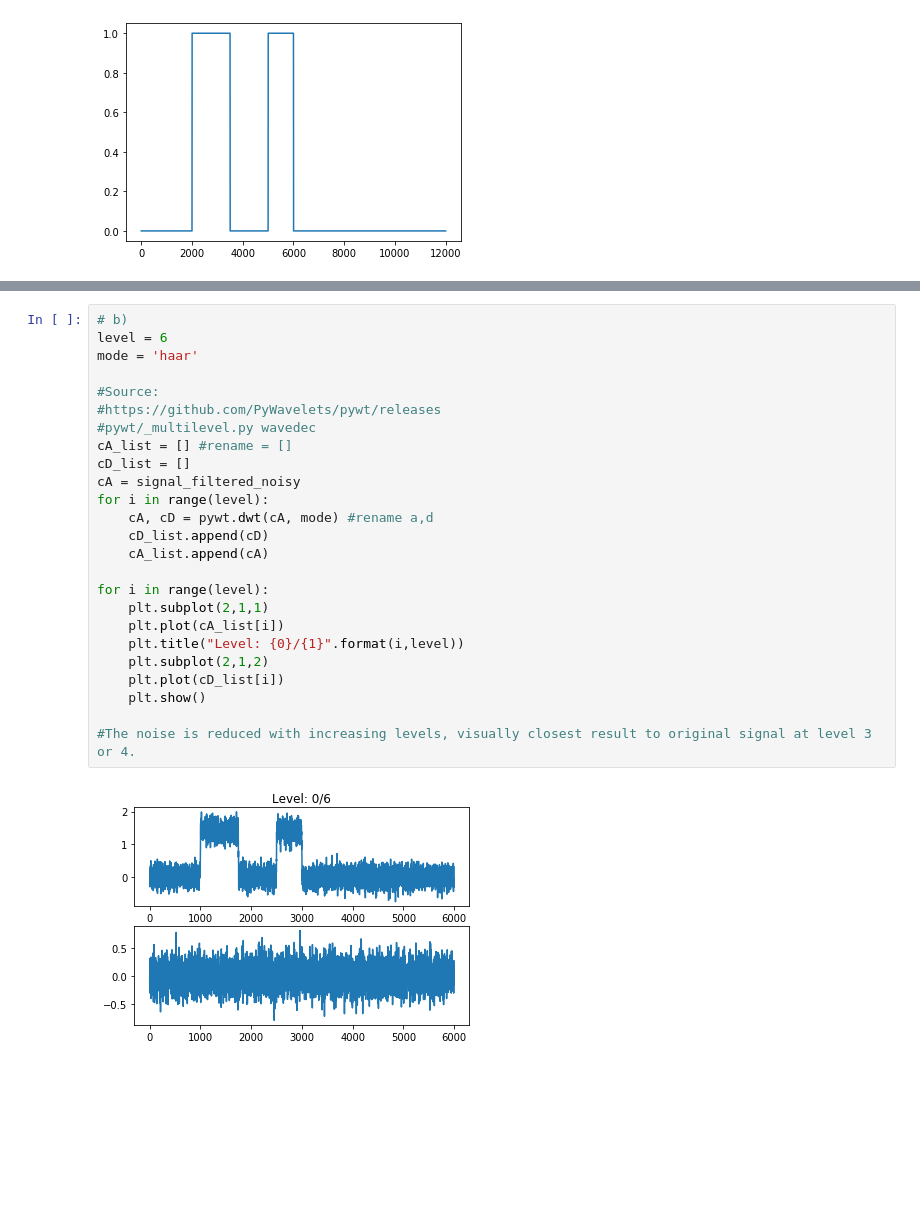
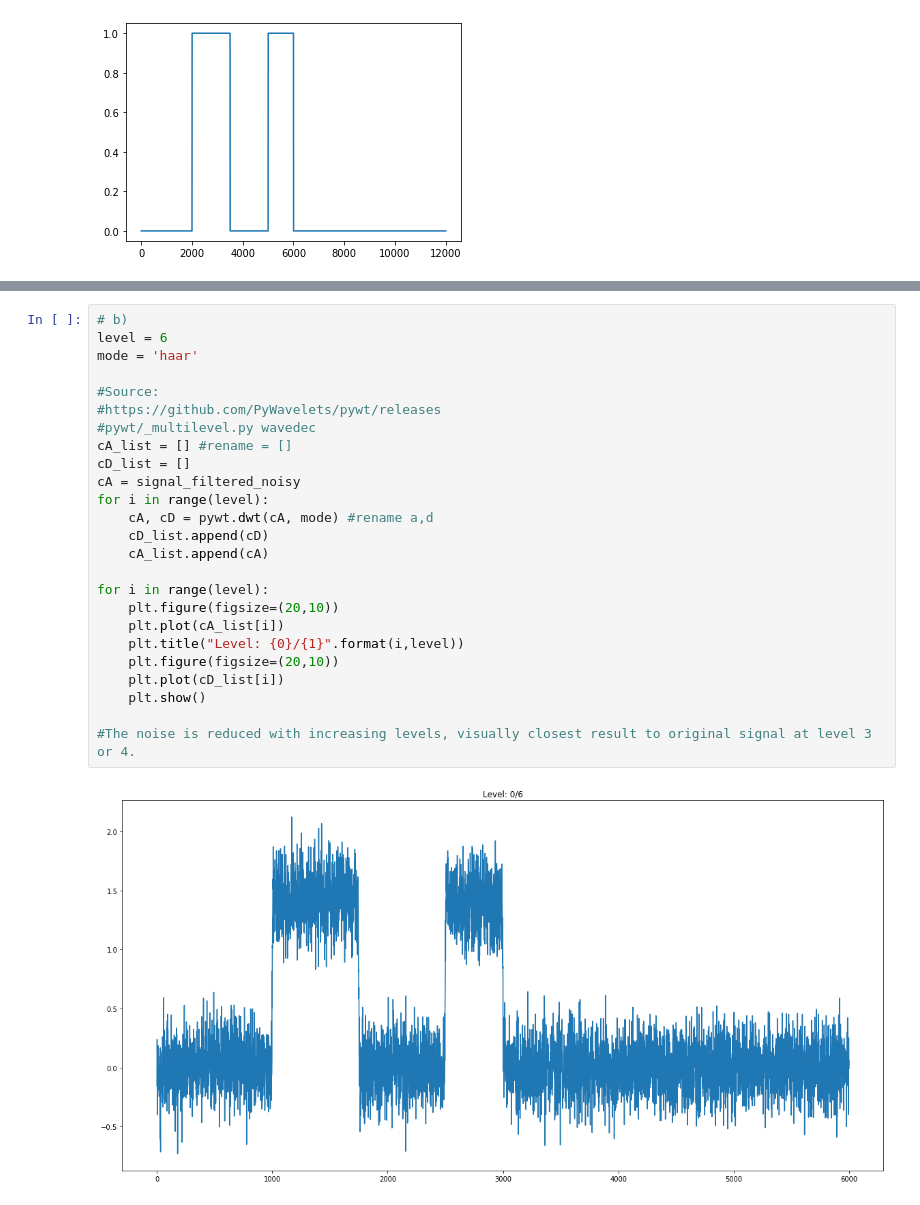
Before and after one commit to lorenz0890/sip_final, a Jupyter notebook: sip_final.ipynb, the cells around one changed output, grey strips where cells are left out. Drawn from its saved outputs; the diff is of its cells as text; blank space fills up the shorter version.

```diff
--- a/sip_final.ipynb
+++ b/sip_final.ipynb
@@ -81,27 +83,27 @@ plt.plot(signal_filtered_noisy)
 # %%
 # b)
 level = 6
 mode = 'haar'
 
 #Source:
 #https://github.com/PyWavelets/pywt/releases
 #pywt/_multilevel.py wavedec
 cA_list = [] #rename = []
 cD_list = []
 cA = signal_filtered_noisy
 for i in range(level):
     cA, cD = pywt.dwt(cA, mode) #rename a,d
     cD_list.append(cD)
     cA_list.append(cA)
 
 for i in range(level):
-    plt.subplot(2,1,1)
+    plt.figure(figsize=(20,10))
     plt.plot(cA_list[i])
     plt.title("Level: {0}/{1}".format(i,level))
-    plt.subplot(2,1,2)
+    plt.figure(figsize=(20,10))
     plt.plot(cD_list[i])
     plt.show()
 
 #The noise is reduced with increasing levels, visually closest result to original signal at level 3 or 4.
 # %% [output]
-[figure, old version]
+[figure, new version]
```
Also changed, not shown: parts of 4 cells of this notebook.
